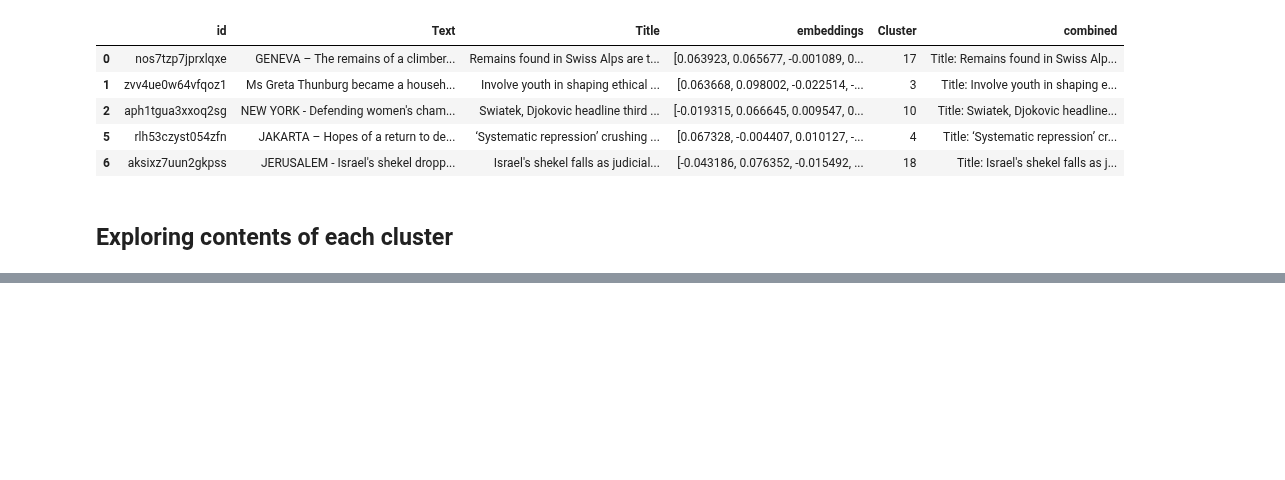
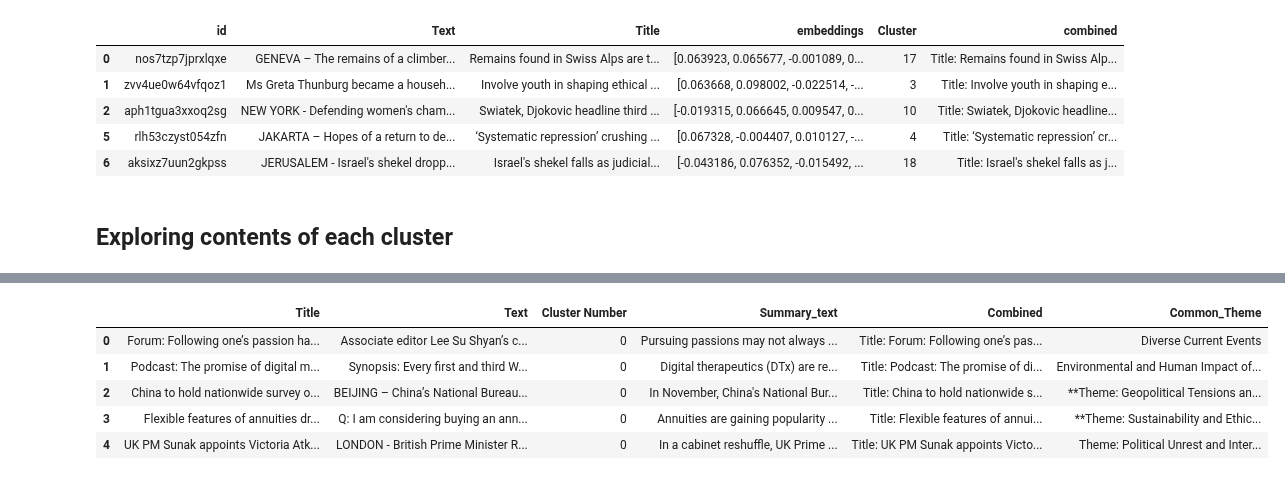
Before and after one commit to mcxraider/sph-timeline-project, a Jupyter notebook: similarity.ipynb, the cells around one changed output, grey strips where cells are left out. Drawn from its saved outputs; the diff is of its cells as text; code cells hidden in the pictures; blank space fills up the shorter version.

Commit message:
Added summarised content with langchain

```diff
--- a/similarity.ipynb
+++ b/similarity.ipynb
@@ -366,9 +402,0 @@ genai.configure(api_key=GEMINI_KEY)
-# %%
-model = genai.GenerativeModel('gemini-1.0-pro')
-
-
-response = model.generate_content("""Write a concise summary of the following text and return your response which covers the key points of the text.
-              TEXT: The llama, a remarkable creature native to the rugged Andes mountains of South America, is not only a historical pack animal but also an emblem of the vibrant Incan culture. These intelligent and social animals are part of the camelid family, closely related to alpacas, guanacos, and vicuñas. Traditionally, llamas have been immensely valuable to indigenous peoples for their ability to transport goods across the harsh mountainous terrains, their thick, warm wool, and occasionally, as a source of meat. A fully grown llama can reach a height of about 1.8 meters at the top of the head and weigh between 130 to 200 kilograms, showcasing a variety of coat colors, from white and black to shades of brown and gray. Their wool is hypoallergenic and highly prized for making garments and textiles that are both luxurious and durable. Llamas are known for their gentle temperament and curious nature, often expressing their moods through a series of hums and, at times, unique behaviors such as spitting when agitated or threatened. In recent years, llamas have gained popularity beyond South America, being kept as pets, therapy animals, and attractions in zoos worldwide. Their ease of care and friendly disposition make them excellent companions, continuing to endear them to people across the globe.
-              SUMMARY:
-              """)
-print(response.text)
@@ -401,0 +454,3 @@ TypeError: Expected a Runnable, callable or dict.Instead got an unsupported type
+# %%
+df_clusters["Summary_text"] = pd.DataFrame(summaries)
+df_clusters["Combined"] = "Title: " + df_clusters.Title.str.strip() + "; Summary: " + df_clusters.Summary_text.str.strip()
@@ -401,0 +466,32 @@ TypeError: Expected a Runnable, callable or dict.Instead got an unsupported type
+# %%
+template = '''
+            I have a set of article summaries and titles from a single cluster.\
+            Each article could be related to different topics but they all belong to the same cluster suggesting thematic or contextual similarities.\
+            Analyze the provided summaries and titles, and generate a theme that best captures the commonality across these articles.
+            COMBINED TITLE AND SUMMARIES OF ARTICLES: {text}\
+            CLUSTER LABEL:
+            '''
+
+prompt = PromptTemplate(
+        input_variables=["text"],
+        template=template)
+
+common_themes = []
+for i in trange(n_clusters):
+        cluster_i_combined = df_clusters[df_clusters['Cluster Number'] == i]
+        combined_title_summary = '\n'.join(list(cluster_i_combined.Combined.values))
+        final_prompt  = prompt.format(text=combined_title_summary)
+        common_theme = llm.generate_content(final_prompt)
+        common_themes.append(common_theme.text)
+
+df_clusters['Common_Theme'] = pd.DataFrame(common_themes)
+# %%
+df_clusters['Common_Theme'] = pd.DataFrame(common_themes)
+df_clusters.head()
+# %% [output]
+|  | Title | Text | Cluster Number | Summary_text | Combined | Common_Theme |
+| 0 | Forum: Following one’s passion ha... | Associate editor Lee Su Shyan’s c... | 0 | Pursuing passions may not always ... | Title: Forum: Following one’s pas... | Diverse Current Events |
+| 1 | Podcast: The promise of digital m... | Synopsis: Every first and third W... | 0 | Digital therapeutics (DTx) are re... | Title: Podcast: The promise of di... | Environmental and Human Impact of... |
+| 2 | China to hold nationwide survey o... | BEIJING – China’s National Bureau... | 0 | In November, China's National Bur... | Title: China to hold nationwide s... | **Theme: Geopolitical Tensions an... |
+| 3 | Flexible features of annuities dr... | Q: I am considering buying an ann... | 0 | Annuities are gaining popularity ... | Title: Flexible features of annui... | **Theme: Sustainability and Ethic... |
+| 4 | UK PM Sunak appoints Victoria Atk... | LONDON - British Prime Minister R... | 0 | In a cabinet reshuffle, UK Prime ... | Title: UK PM Sunak appoints Victo... | Theme: Political Unrest and Inter... |
```
Also changed, not shown: parts of 17 cells of this notebook.
